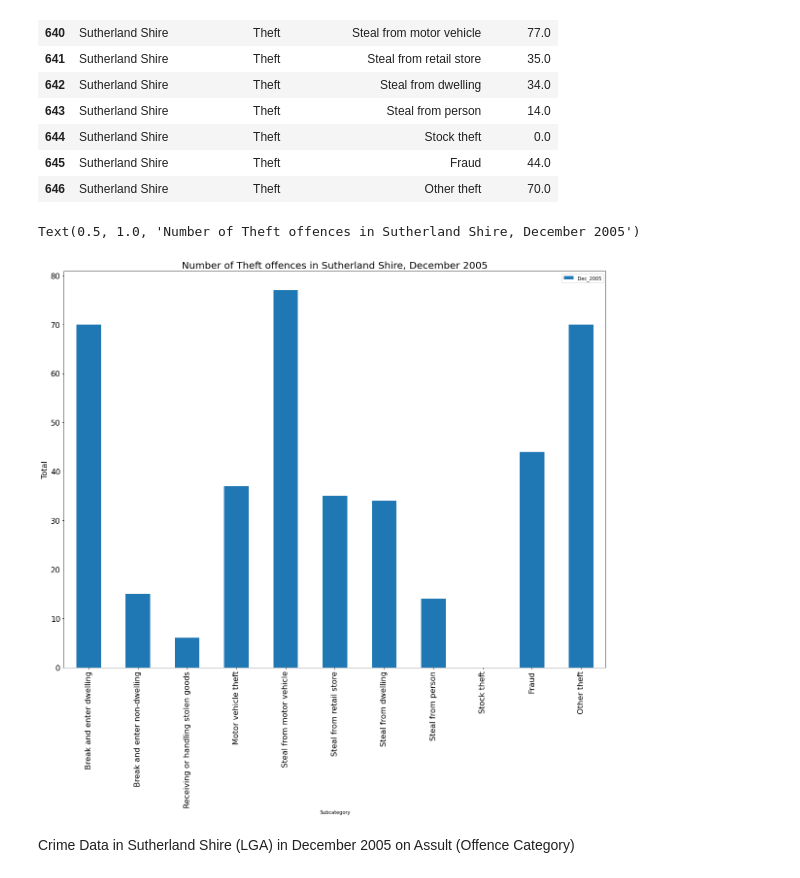
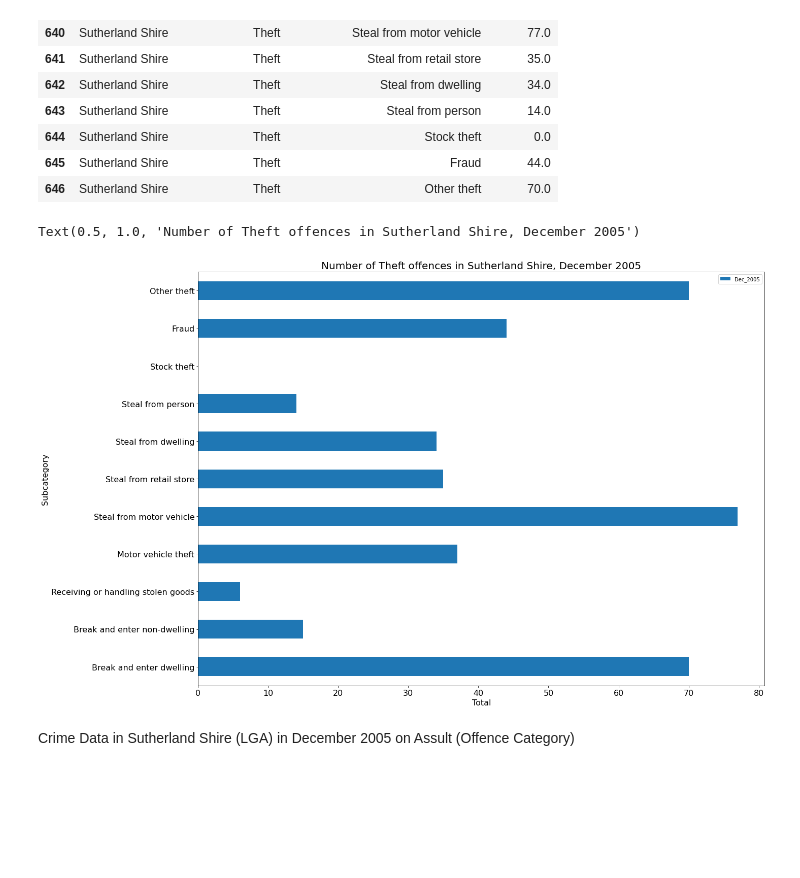
Before and after one commit to joshmic/Data_Project, a Jupyter notebook: Crime Data - NSW.ipynb, the cells around one changed output. Saved outputs shown, nothing was run; the diff lists cells and outputs as text; code cells hidden in the pictures; blank space fills up the shorter version.

```diff
--- a/Crime Data - NSW.ipynb
+++ b/Crime Data - NSW.ipynb
@@ -291,12 +297,13 @@ crime_data_Sutho_Theft.head(11)
 | 645 | Sutherland Shire | Theft | Fraud | 44.0 |
 | 646 | Sutherland Shire | Theft | Other theft | 70.0 |
 # %%
-Sutho_Theft = crime_data_Sutho_Theft.set_index('Subcategory').plot(kind="bar", fontsize = 16)
-plt.ylabel('Total', fontsize = 16)
+Sutho_Theft = crime_data_Sutho_Theft.set_index('Subcategory').plot(kind="barh", fontsize = 16)
+plt.ylabel('Subcategory', fontsize = 16)
+plt.xlabel('Total', fontsize = 16)
 plt.title("Number of Theft offences in Sutherland Shire, December 2005", fontsize=20)
 # %% [output]
 Text(0.5, 1.0, 'Number of Theft offences in Sutherland Shire, December 2005')
-[figure, old version]
+[figure, new version]
 # %% [markdown]
 Crime Data in Sutherland Shire (LGA) in December 2005 on Assult (Offence Category)
 # %%
```
Also changed, not shown: parts of 15 cells of this notebook.
